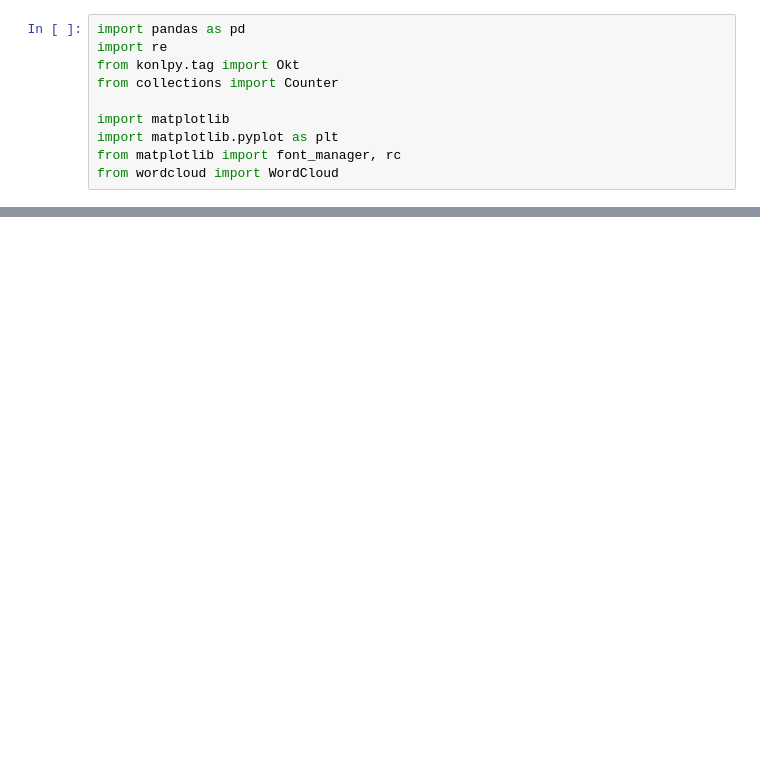
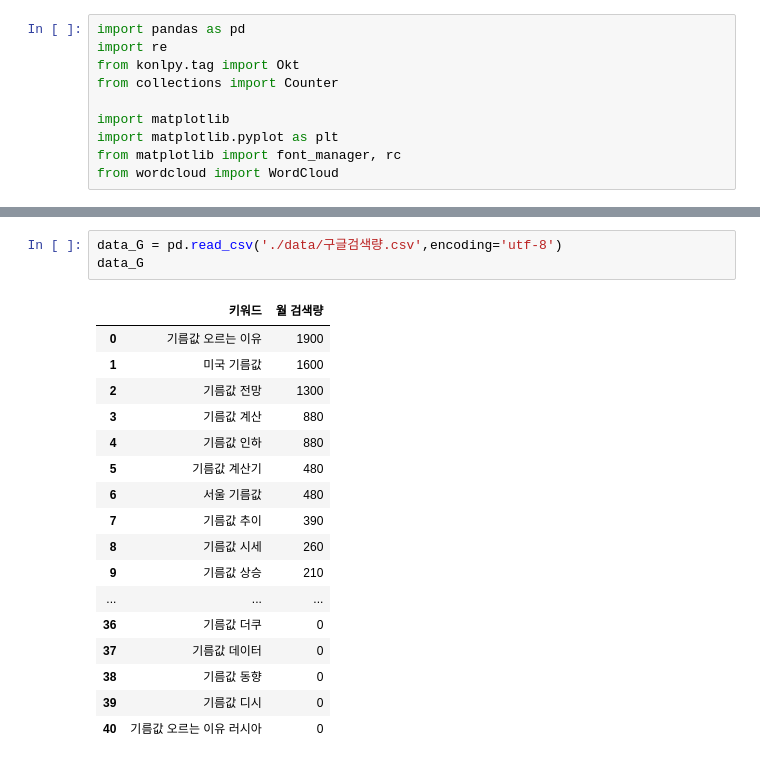
Before and after one commit to certainly-I/Busan-Oil-Price-Analysis, a Jupyter notebook: 주유소_워드클라우드.ipynb, the cells around one changed output, grey strips where cells are left out. Cells and saved outputs as stored; diff of their text form; blank space fills up the shorter version.

```diff
--- a/주유소_워드클라우드.ipynb
+++ b/주유소_워드클라우드.ipynb
@@ -21,0 +32,21 @@ data.head()
+# %%
+data_G = pd.read_csv('./data/구글검색량.csv',encoding='utf-8')
+data_G
+# %% [output]
+|  | 키워드 | 월 검색량 |
+| 0 | 기름값 오르는 이유 | 1900 |
+| 1 | 미국 기름값 | 1600 |
+| 2 | 기름값 전망 | 1300 |
+| 3 | 기름값 계산 | 880 |
+| 4 | 기름값 인하 | 880 |
+| 5 | 기름값 계산기 | 480 |
+| 6 | 서울 기름값 | 480 |
+| 7 | 기름값 추이 | 390 |
+| 8 | 기름값 시세 | 260 |
+| 9 | 기름값 상승 | 210 |
+| ... | ... | ... |
+| 36 | 기름값 더쿠 | 0 |
+| 37 | 기름값 데이터 | 0 |
+| 38 | 기름값 동향 | 0 |
+| 39 | 기름값 디시 | 0 |
+| 40 | 기름값 오르는 이유 러시아 | 0 |
```
Also changed, not shown: parts of 14 cells of this notebook.
